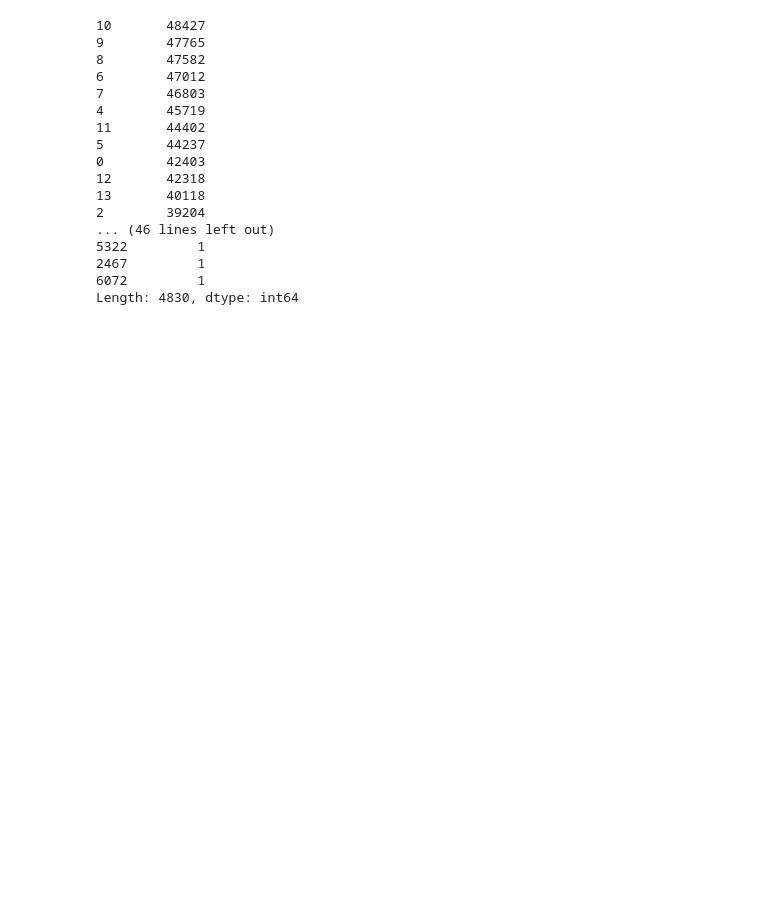
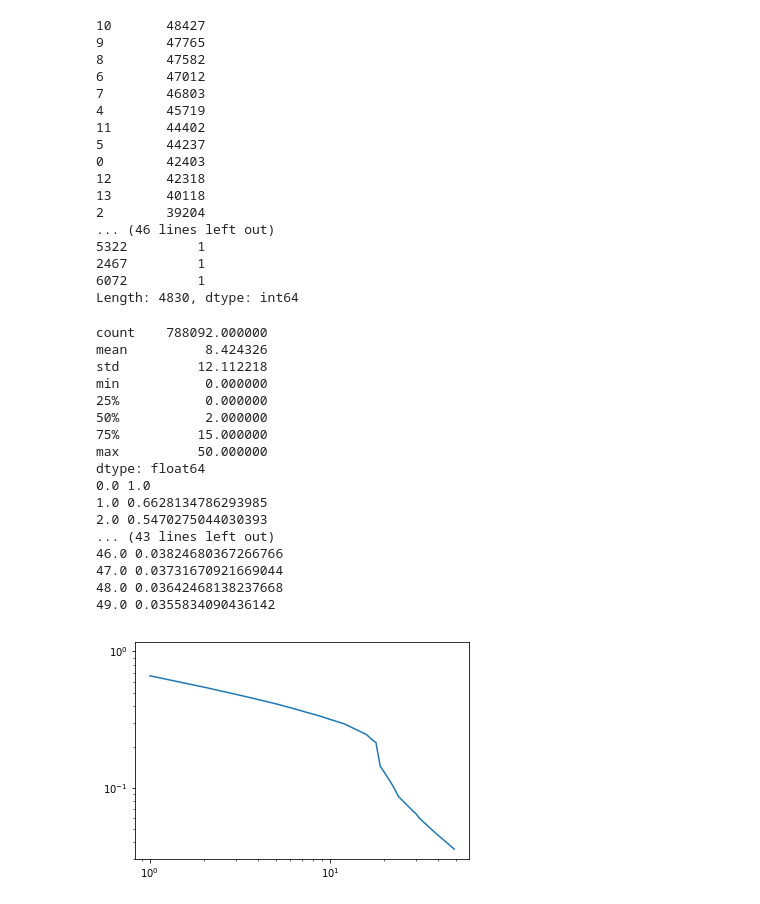
Before and after one commit to kayzhou/Guba_analysis, a Jupyter notebook: explore.ipynb, the cells around one changed output. Saved outputs shown, nothing was run; the diff lists cells and outputs as text; code cells hidden in the pictures; blank space fills up the shorter version.

```diff
--- a/explore.ipynb
+++ b/explore.ipynb
@@ -188,3 +123,61 @@ dtype: float64
 2467         1
 6072         1
 Length: 4830, dtype: int64
+# %%
+# 网络分析
+
+# 数据举例
+'''
+{
+"user_id": "4580094433568274",
+"name": "我想123321",
+"guba_age": "2.8年",
+"following_count": 1,
+"follower_count": 1,
+"post_count": 10,
+"intro": "这个人很懒，什么都没有留下",
+"stock_count": 0,
+"is_majia": false,
+"level": 0,
+"depth": 1,
+"download_timeout": 180.0,
+"download_slot": "iguba.eastmoney.com",
+"download_latency": 0.12041616439819336,
+"following_list": ["5459113765361614"]
+}
+'''
+# 载入数据，爬虫获取
+data1 = pd.Series([len(json.loads(line.strip())['following_list']) for line in open('data/follow-2.txt')])
+# 载入数据，完整网络
+data2 = pd.Series([json.loads(line.strip())['following_count'] for line in open('data/follow-2.txt')])
+# %%
+# 爬虫获取网络
+
+print(data1.describe())
+
+x, cdf, pdf = get_cdf_pdf(data1, 0, 50, 1)
+for k, v in zip(x, cdf):
+    print(k, v)
+plt.loglog()
+plt.plot(x, cdf)
+# plt.yscale('log')
+plt.show()
+# %% [output]
+count    788092.000000
+mean          8.424326
+std          12.112218
+min           0.000000
+25%           0.000000
+50%           2.000000
+75%          15.000000
+max          50.000000
+dtype: float64
+0.0 1.0
+1.0 0.6628134786293985
+2.0 0.5470275044030393
+... (43 lines left out)
+46.0 0.03824680367266766
+47.0 0.03731670921669044
+48.0 0.03642468138237668
+49.0 0.0355834090436142
+[figure, added]
```
Also changed, not shown: parts of 3 cells of this notebook.
